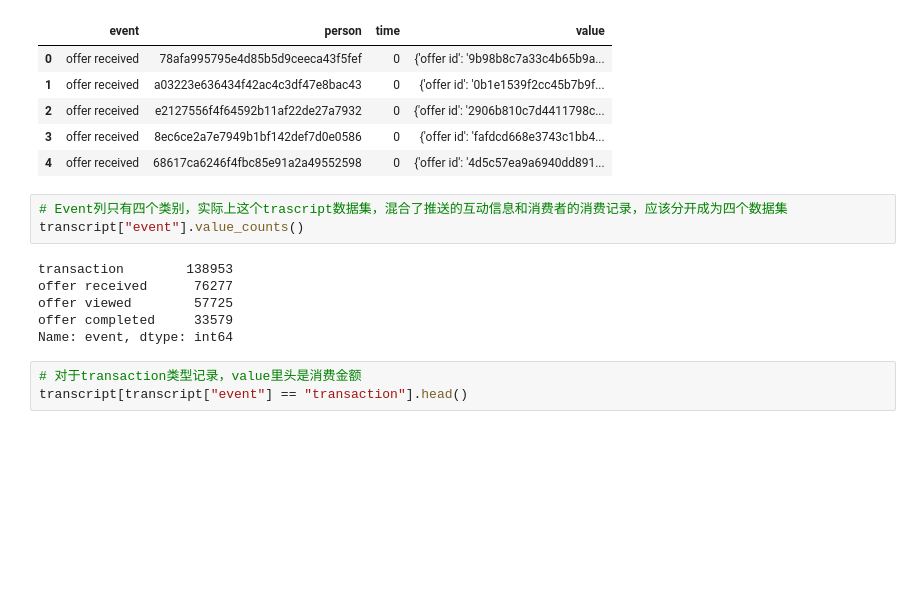
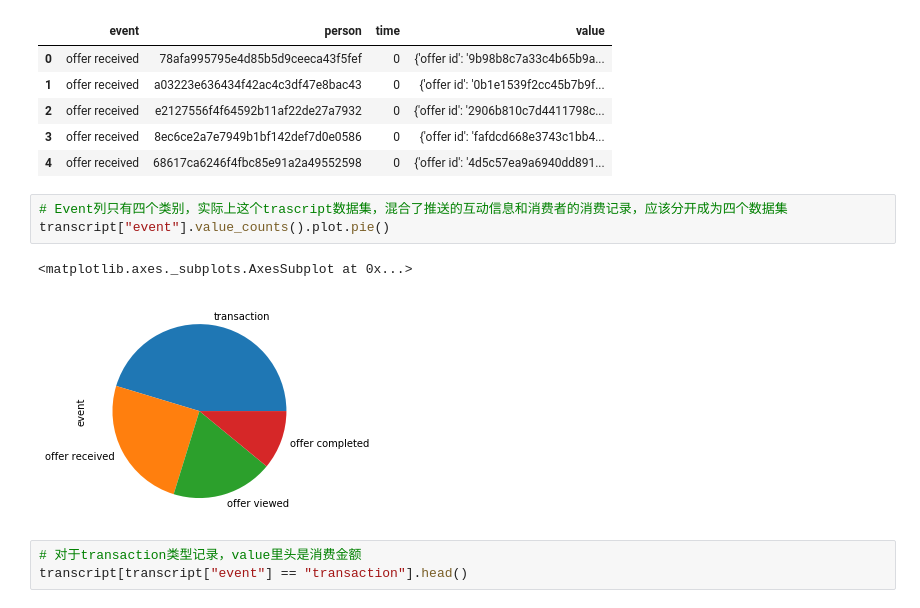
Before and after one commit to heroqsx/Starbucks_Project, a Jupyter notebook: Starbucks_Capstone_notebook-zh.ipynb, the cells around one changed output. Drawn from its saved outputs; the diff is of its cells as text; blank space fills up the shorter version.

```diff
--- a/Starbucks_Capstone_notebook-zh.ipynb
+++ b/Starbucks_Capstone_notebook-zh.ipynb
@@ -201,13 +201,10 @@ transcript.head()
 | 4 | offer received | 68617ca6246f4fbc85e91a2a49552598 | 0 | {'offer id': '4d5c57ea9a6940dd891... |
 # %%
 # Event列只有四个类别，实际上这个trascript数据集，混合了推送的互动信息和消费者的消费记录，应该分开成为四个数据集
-transcript["event"].value_counts()
+transcript["event"].value_counts().plot.pie()
 # %% [output]
-transaction        138953
-offer received      76277
-offer viewed        57725
-offer completed     33579
-Name: event, dtype: int64
+<matplotlib.axes._subplots.AxesSubplot at 0x...>
+[figure, added]
 # %%
 # 对于transaction类型记录，value里头是消费金额
 transcript[transcript["event"] == "transaction"].head()
```
Also changed, not shown: parts of 15 cells of this notebook, 1 other file.
